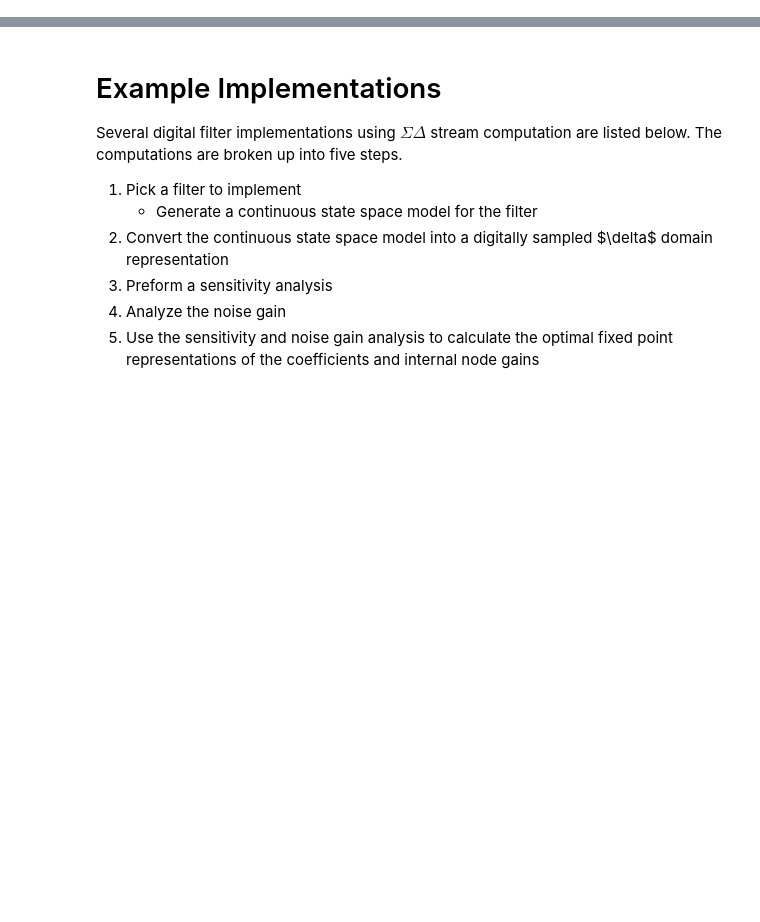
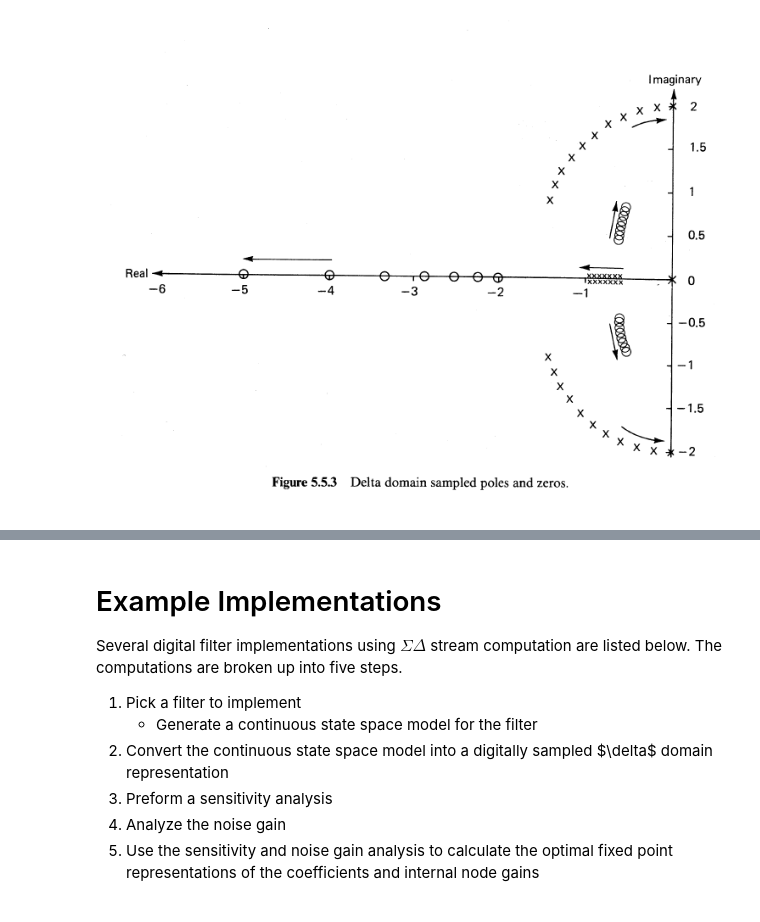
Before and after one commit to forrest-brewer/delta-control, a Jupyter notebook: notebooks/0_top.ipynb, the cells around one changed output, grey strips where cells are left out. Saved outputs shown, nothing was run; the diff lists cells and outputs as text; code cells hidden in the pictures; blank space fills up the shorter version.

```diff
--- a/notebooks/0_top.ipynb
+++ b/notebooks/0_top.ipynb
@@ -6 +50,5 @@ Image(filename='./Figures/IIR.png')
+# %%
+Image(filename='./Figures/d_domain_pz.png')
+# %% [output]
+[figure, added]
 # %% [markdown]
```
Also changed, not shown: parts of 10 cells of this notebook, 4 other files.
